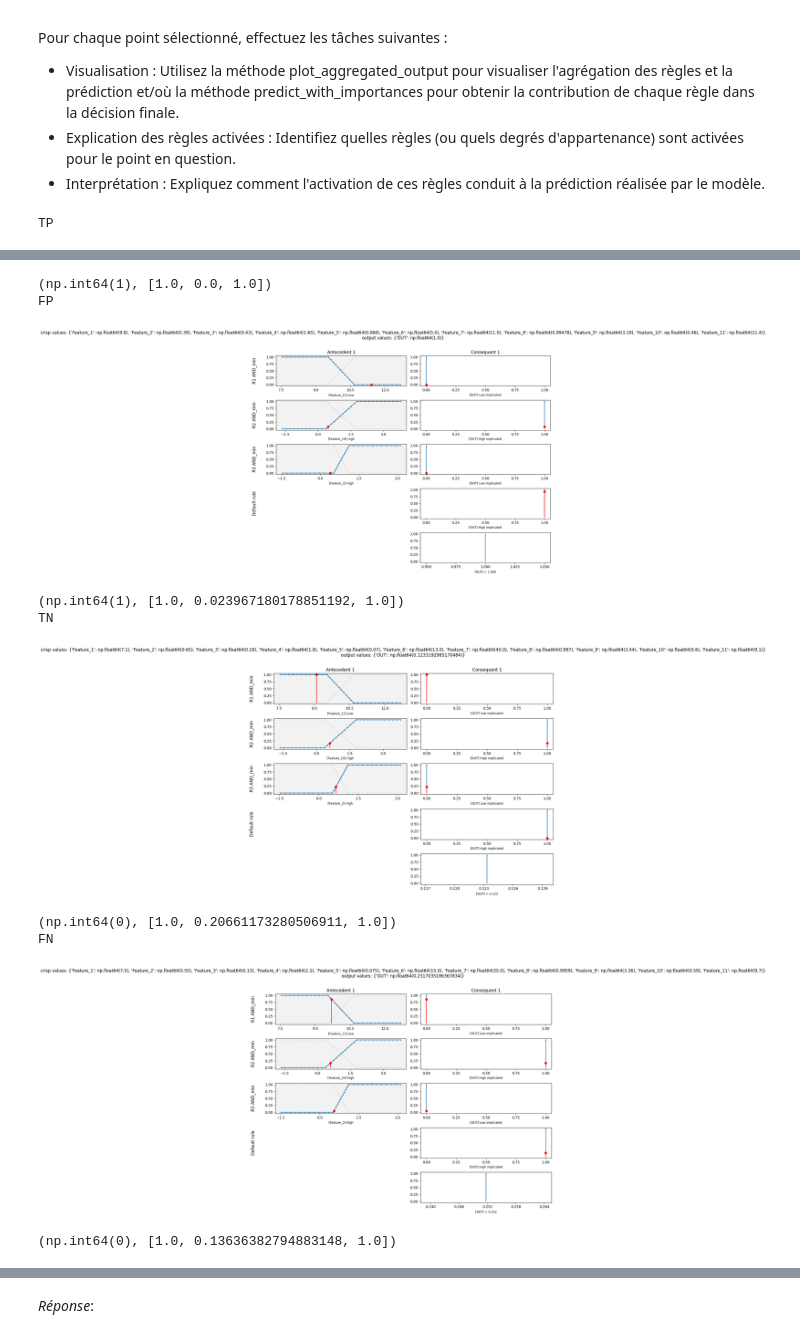
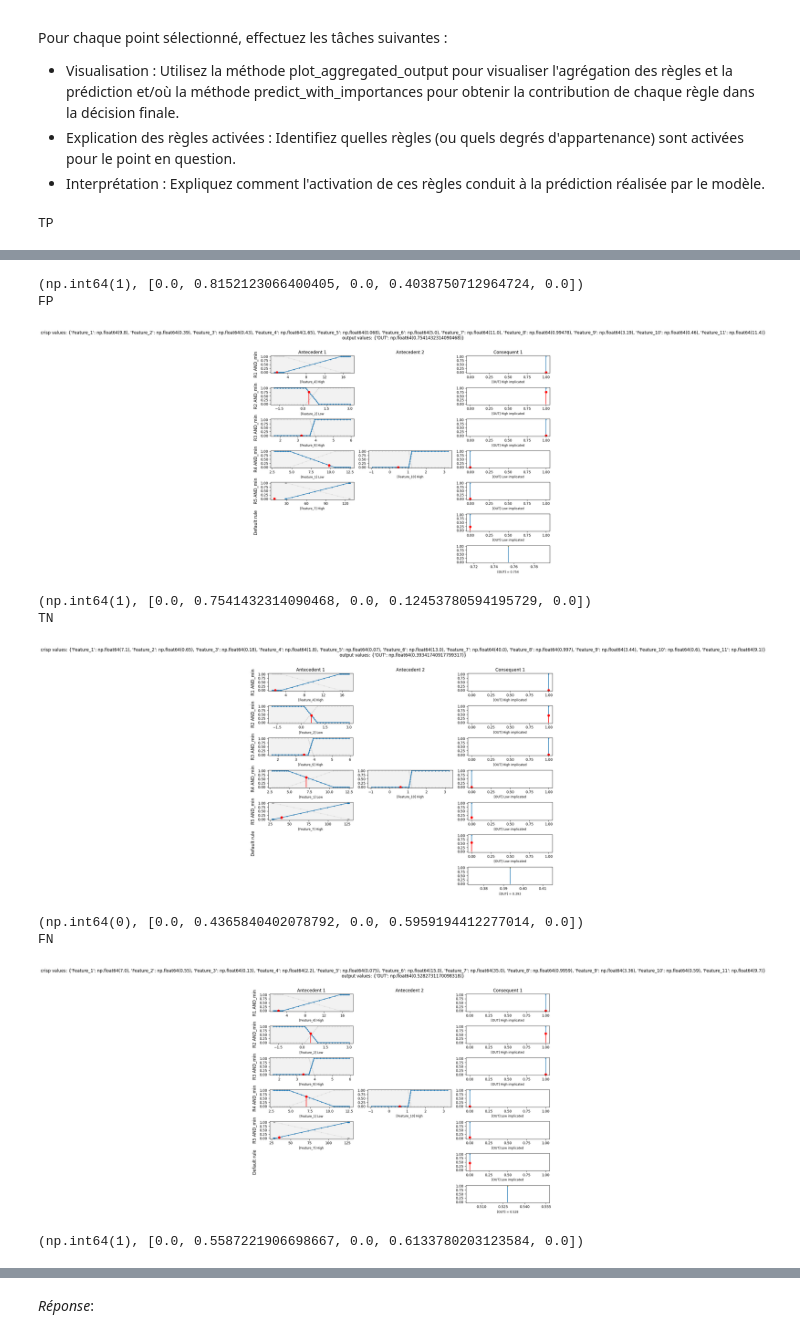
Before and after one commit to michaelstrefeler/XAI_Labs, a Jupyter notebook: TP3_Fuzzy_CoCo/XAI_TP3_2025_Billeter_Strefeler.ipynb, the cells around one changed output, grey strips where cells are left out. Cells and saved outputs as stored; diff of their text form; code cells hidden in the pictures.

```diff
--- a/TP3_Fuzzy_CoCo/XAI_TP3_2025_Billeter_Strefeler.ipynb
+++ b/TP3_Fuzzy_CoCo/XAI_TP3_2025_Billeter_Strefeler.ipynb
@@ -318,5 +331,4 @@ y_pred_test = best_model.predict(X_test)
 print(f"Test Accuracy: {accuracy_score(y_test, y_pred_test):.4f}")
 print(f"Test F1 Score: {f1_score(y_test, y_pred_test):.4f}")
 
-best_model.fit(X_train, y_train)
-best_model.save('testFuzzySystem.ffs')
+best_model.fit(X_train, y_train, output_filename='bestFuzzySystem.ffs')
@@ -356,15 +383,13 @@ Pour chaque point sélectionné, effectuez les tâches suivantes :
 - Explication des règles activées : Identifiez quelles règles (ou quels degrés d'appartenance) sont activées pour le point en question.
 - Interprétation : Expliquez comment l'activation de ces règles conduit à la prédiction réalisée par le modèle.
 # %%
-# VOTRE CODE
-# y_pred, y_test
 import numpy as np
 
 # Indices des catégories
-tp_idx = np.where((y_test == 1) & (y_pred == 1))[0]
-fp_idx = np.where((y_test == 0) & (y_pred == 1))[0]
-tn_idx = np.where((y_test == 0) & (y_pred == 0))[0]
-fn_idx = np.where((y_test == 1) & (y_pred == 0))[0]
+tp_idx = np.where((y_test == 1) & (y_pred_test == 1))[0]
+fp_idx = np.where((y_test == 0) & (y_pred_test == 1))[0]
+tn_idx = np.where((y_test == 0) & (y_pred_test == 0))[0]
+fn_idx = np.where((y_test == 1) & (y_pred_test == 0))[0]
 
 # Sélection d'un point par catégorie (le premier trouvé)
 selected_points = {
@@ -374,10 +399,9 @@ selected_points = {
     "FN": X_test[fn_idx[0]] if len(fn_idx) > 0 else None,
 }
 # %%
-# VOTRE CODE
 for label, point in selected_points.items():
     print(label)
-    model.plot_aggregated_output(point)
-    print(model.predict_with_importances(point))
+    best_model.plot_aggregated_output(point)
+    print(best_model.predict_with_importances(point))
 # %% [output]
 TP
@@ -385,10 +409,10 @@ TP
-(np.int64(1), [1.0, 0.0, 1.0])
+(np.int64(1), [0.0, 0.8152123066400405, 0.0, 0.4038750712964724, 0.0])
 FP
-[figure, old version]
+[figure, new version]
-(np.int64(1), [1.0, 0.023967180178851192, 1.0])
+(np.int64(1), [0.0, 0.7541432314090468, 0.0, 0.12453780594195729, 0.0])
 TN
-[figure, old version]
+[figure, new version]
-(np.int64(0), [1.0, 0.20661173280506911, 1.0])
+(np.int64(0), [0.0, 0.4365840402078792, 0.0, 0.5959194412277014, 0.0])
 FN
-[figure, old version]
+[figure, new version]
-(np.int64(0), [1.0, 0.13636382794883148, 1.0])
+(np.int64(1), [0.0, 0.5587221906698667, 0.0, 0.6133780203123584, 0.0])
```
Also changed, not shown: parts of 9 cells of this notebook, 2 other files.
